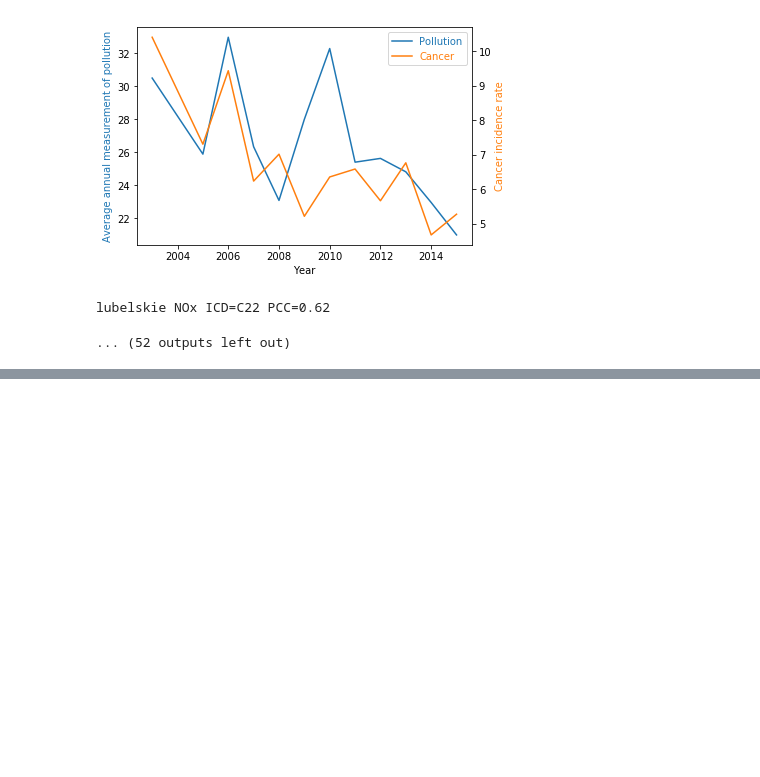
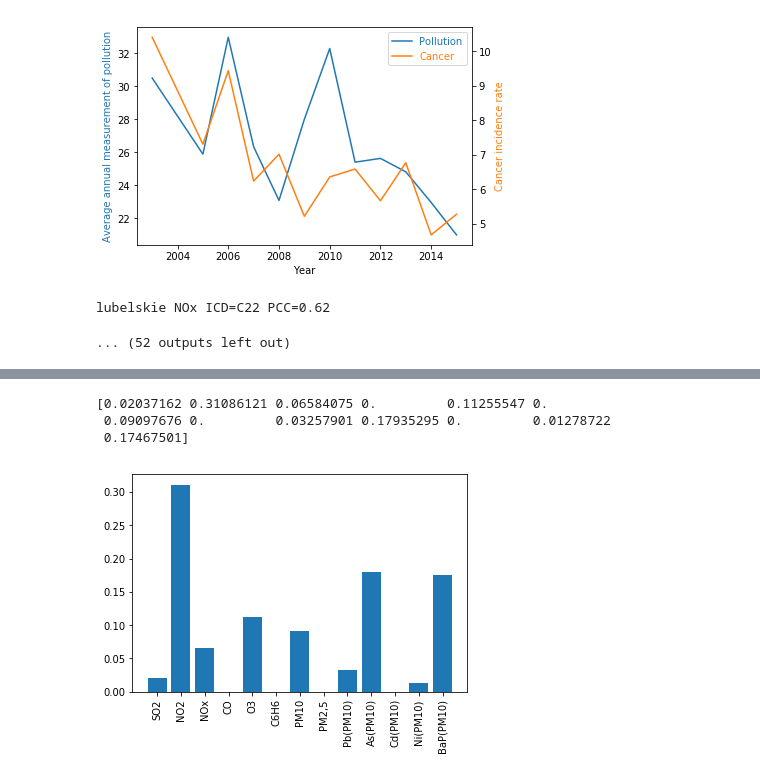
Before and after one commit to ntusnio/CV, a Jupyter notebook: Projekt rak.ipynb, the cells around one changed output, grey strips where cells are left out. Drawn from its saved outputs; the diff is of its cells as text; code cells hidden in the pictures; blank space fills up the shorter version.

```diff
--- a/Projekt rak.ipynb
+++ b/Projekt rak.ipynb
@@ -229,0 +238,27 @@ lubelskie NOx ICD=C22 PCC=0.62
+# %%
+# Part 2 of the analysis (regression model)
+def przygotuj_dane(rak):
+
+    df3=pd.DataFrame()
+
+    for woj in range(1,17):
+
+        df=wczytaj_statystyke_nowotworow(woj)
+
+        df1=pd.DataFrame()
+        gazy=['SO2','NO2','NOx','CO','O3','C6H6','PM10','PM2,5','Pb(PM10)','As(PM10)','Cd(PM10)','Ni(PM10)','BaP(PM10)']
+        for gaz in gazy:
+            df1=pd.concat([df1,wczytaj_zanieczyszczenia(woj,gaz,False)],axis=1)
+        df1.columns=gazy
+
+        df2=df[df.index==rak]
+        df2=df2.T[1:]
+        df2.columns=['Rak']
+
+        df3=df3.append(pd.concat([df1,df2],axis=1))
+
+        print(str(round(woj*6.25))+'%')
+
+    return df3
+# %%
+df=przygotuj_dane(18)
@@ -229,0 +282,3 @@ lubelskie NOx ICD=C22 PCC=0.62
+# %%
+data=df.dropna()
+data
@@ -230,3 +304,22 @@ lubelskie NOx ICD=C22 PCC=0.62
+# %%
+from sklearn.ensemble import RandomForestRegressor
+X=data.iloc[:,:-1]
+y=data.iloc[:,-1]
+regr=RandomForestRegressor(max_depth=2)
+regr.fit(X,y)
+print(regr.feature_importances_)
+# %% [output]
+[0.02037162 0.31086121 0.06584075 0.         0.11255547 0.
+ 0.09097676 0.         0.03257901 0.17935295 0.         0.01278722
+ 0.17467501]
+# %%
+gazy=['SO2','NO2','NOx','CO','O3','C6H6','PM10','PM2,5','Pb(PM10)','As(PM10)','Cd(PM10)','Ni(PM10)','BaP(PM10)']
+x=np.arange(13)
+plt.bar(x,regr.feature_importances_)
+plt.xticks(x,gazy,rotation=90)
+plt.show()
+# %% [output]
+[figure, added]
 # %% [markdown]
 **Conclusions**<br>
 1. Nitrogen oxides have been shown to be the best correlated type of gas with cancer statistics.
```
Also changed, not shown: parts of 8 cells of this notebook.
